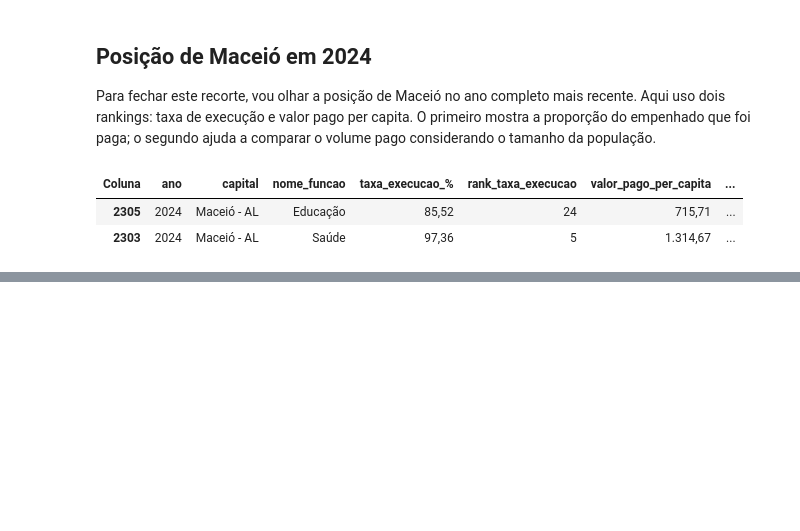
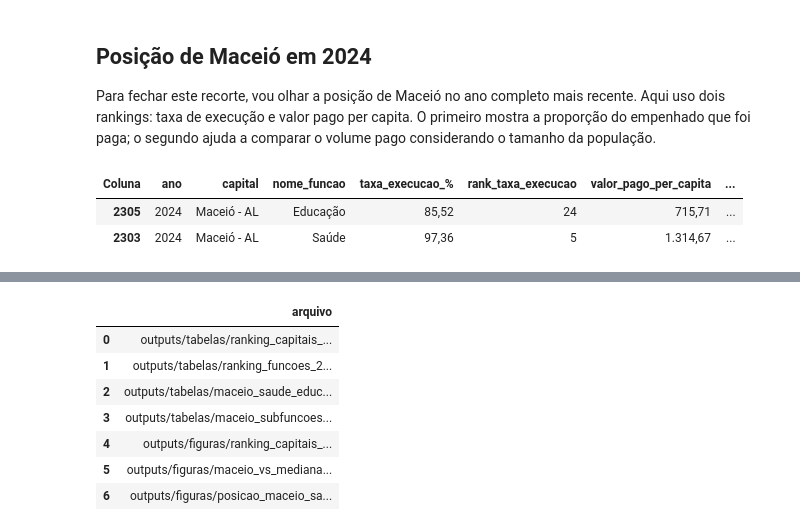
Before and after one commit to domlops/Desafio-Analista-de-Dados-Sefaz-Macei-, a Jupyter notebook: notebooks/02_analise_execucao_funcoes.ipynb, the cells around one changed output, grey strips where cells are left out. Saved outputs shown, nothing was run; the diff lists cells and outputs as text; code cells hidden in the pictures; blank space fills up the shorter version.

Commit message:
analysis: gerar outputs da analise

```diff
--- a/notebooks/02_analise_execucao_funcoes.ipynb
+++ b/notebooks/02_analise_execucao_funcoes.ipynb
@@ -381,3 +456,26 @@ posicao_maceio_2024
+# %%
+import sys
+
+if str(PROJECT_ROOT) not in sys.path:
+    sys.path.append(str(PROJECT_ROOT))
+
+from scripts.gerar_outputs import gerar_outputs
+
+arquivos_gerados = gerar_outputs(BASE_PATH, PROJECT_ROOT / "outputs")
+
+pd.DataFrame(
+    {"arquivo": str(caminho.relative_to(PROJECT_ROOT))}
+    for caminho in arquivos_gerados.values()
+)
+# %% [output]
+|  | arquivo |
+| 0 | outputs/tabelas/ranking_capitais_... |
+| 1 | outputs/tabelas/ranking_funcoes_2... |
+| 2 | outputs/tabelas/maceio_saude_educ... |
+| 3 | outputs/tabelas/maceio_subfuncoes... |
+| 4 | outputs/figuras/ranking_capitais_... |
+| 5 | outputs/figuras/maceio_vs_mediana... |
+| 6 | outputs/figuras/posicao_maceio_sa... |
 # %% [markdown]
 ## O que levo desta etapa
 
```
Also changed, not shown: parts of 6 cells of this notebook, 8 other files.
